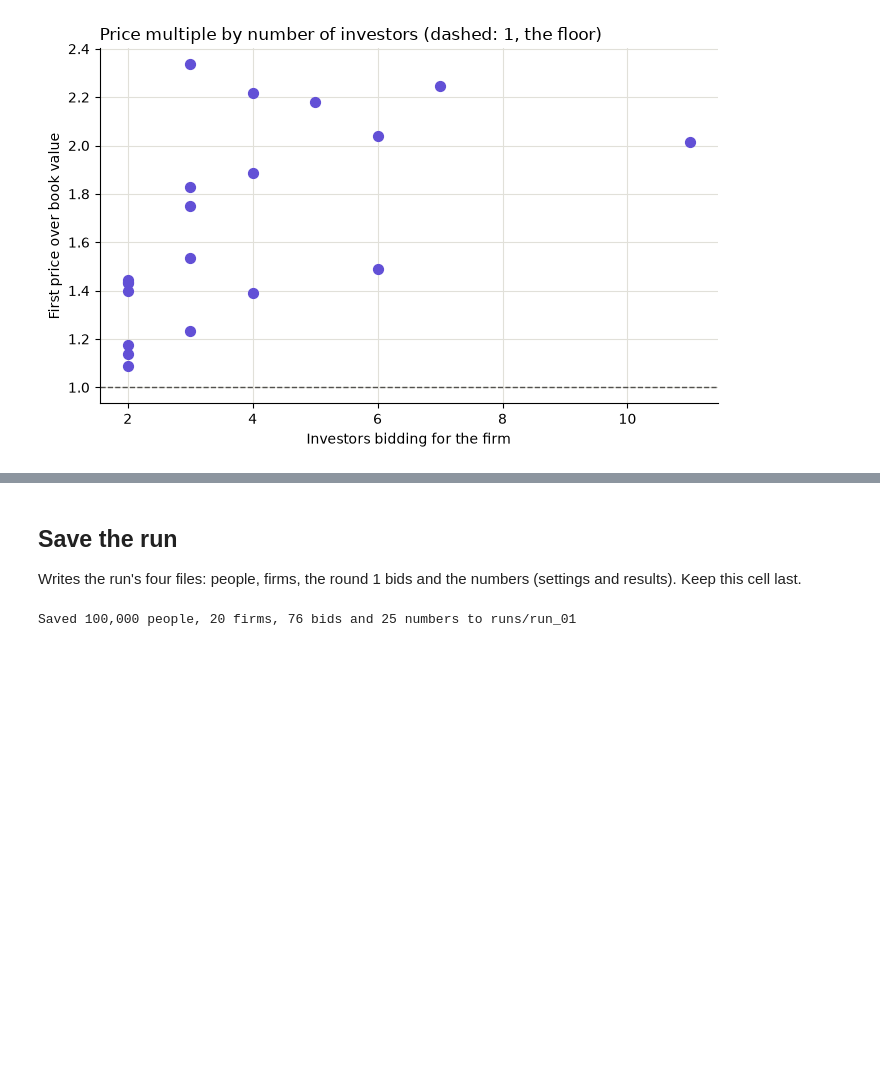
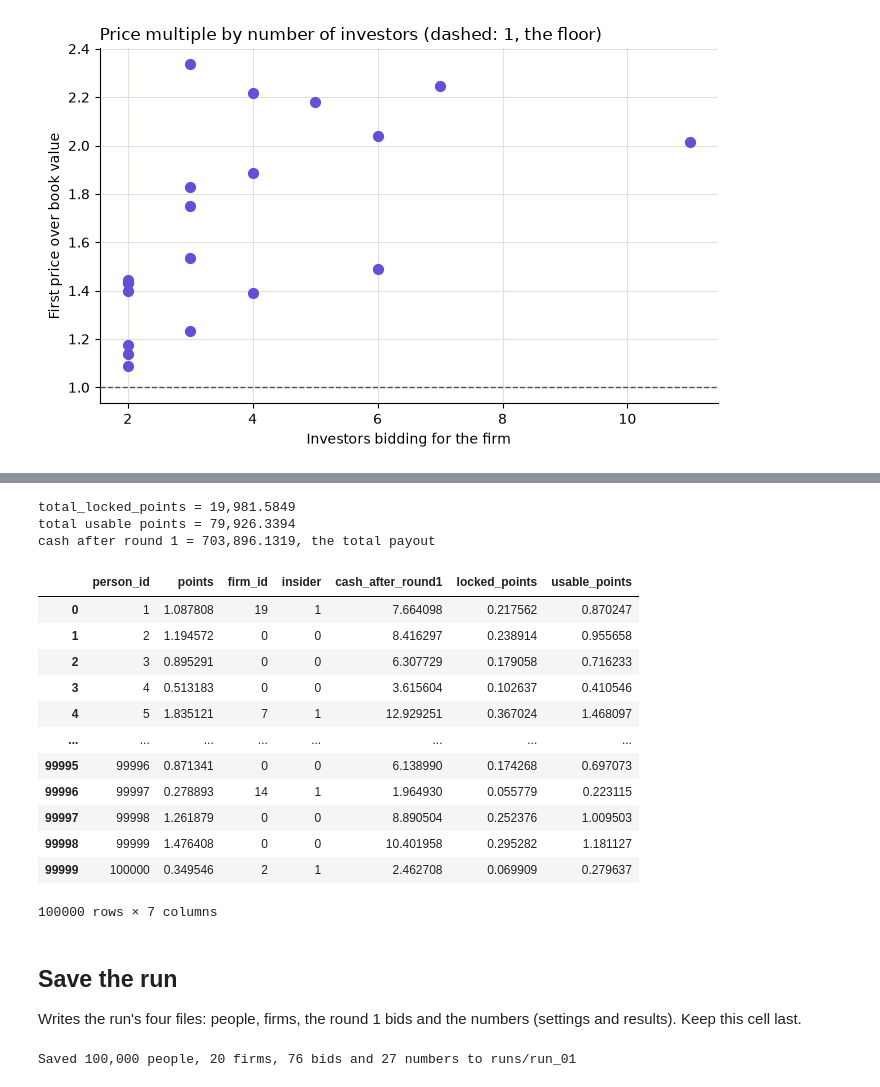
Before and after one commit to Arom-MFE/mass-privatization-auctions, a Jupyter notebook: main.ipynb, the cells around one changed output, grey strips where cells are left out. Drawn from its saved outputs; the diff is of its cells as text; code cells hidden in the pictures; blank space fills up the shorter version.

```diff
--- a/main.ipynb
+++ b/main.ipynb
@@ -511,17 +537,50 @@ payout_per_point / point_value = 0.4500
+# %%
+# point_split: every person's points, split into locked and usable
+point_split = split_points(people["points"].to_numpy(), params["locked_share"])
+# locked_points: points locked in the index, never bid or sold
+people["locked_points"] = point_split["locked_points"]
+# usable_points: points a person can bid, sell or put in the index by choice
+people["usable_points"] = point_split["usable_points"]
+
+# total_locked_points: all locked points, locked_share of all points
+total_locked_points = people["locked_points"].sum()
+print(f"total_locked_points = {total_locked_points:,.4f}")
+print(f"total usable points = {people['usable_points'].sum():,.4f}")
+print(f"cash after round 1 = {people['cash_after_round1'].sum():,.4f}, the total payout")
+
+people
+# %% [output]
+total_locked_points = 19,981.5849
+total usable points = 79,926.3394
+cash after round 1 = 703,896.1319, the total payout
+|  | person_id | points | firm_id | insider | cash_after_round1 | locked_points | usable_points |
+| 0 | 1 | 1.087808 | 19 | 1 | 7.664098 | 0.217562 | 0.870247 |
+| 1 | 2 | 1.194572 | 0 | 0 | 8.416297 | 0.238914 | 0.955658 |
+| 2 | 3 | 0.895291 | 0 | 0 | 6.307729 | 0.179058 | 0.716233 |
+| 3 | 4 | 0.513183 | 0 | 0 | 3.615604 | 0.102637 | 0.410546 |
+| 4 | 5 | 1.835121 | 7 | 1 | 12.929251 | 0.367024 | 1.468097 |
+| ... | ... | ... | ... | ... | ... | ... | ... |
+| 99995 | 99996 | 0.871341 | 0 | 0 | 6.138990 | 0.174268 | 0.697073 |
+| 99996 | 99997 | 0.278893 | 14 | 1 | 1.964930 | 0.055779 | 0.223115 |
+| 99997 | 99998 | 1.261879 | 0 | 0 | 8.890504 | 0.252376 | 1.009503 |
+| 99998 | 99999 | 1.476408 | 0 | 0 | 10.401958 | 0.295282 | 1.181127 |
+| 99999 | 100000 | 0.349546 | 2 | 1 | 2.462708 | 0.069909 | 0.279637 |
+100000 rows × 7 columns
 # %% [markdown]
 ## Save the run
 Writes the run's four files: people, firms, the round 1 bids and the numbers (settings and results). Keep this cell last.
 # %%
 # results: the run's single numbers so far, by name; each new part adds its numbers here
 results = {
-    "total_points": total_points,            # all points in the economy (the paper's V)
-    "n_insiders": n_insiders,                # people who work in a firm of the pool (the paper's N_W)
-    "total_cash_paid": total_cash_paid,      # all cash paid in round 1 (sum of the paper's P_j)
-    "total_first_price": total_first_price,  # every firm at its first price (sum of the paper's p0_j)
-    "tax": tax,                              # the cash the treasury keeps (the paper's lambda_T times the sum of P_j)
-    "total_payout": total_payout,            # the cash paid out to citizens (the paper's lambda_C times the sum of P_j)
-    "payout_per_point": payout_per_point,    # cash paid out per point (the paper's m0)
-    "point_value": point_value,              # value of a point, the rate of the exchange (the paper's q*)
+    "total_points": total_points,                # all points in the economy (the paper's V)
+    "n_insiders": n_insiders,                    # people who work in a firm of the pool (the paper's N_W)
+    "total_cash_paid": total_cash_paid,          # all cash paid in round 1 (sum of the paper's P_j)
+    "total_first_price": total_first_price,      # every firm at its first price (sum of the paper's p0_j)
+    "tax": tax,                                  # the cash the treasury keeps (the paper's lambda_T times the sum of P_j)
+    "total_payout": total_payout,                # the cash paid out to citizens (the paper's lambda_C times the sum of P_j)
+    "payout_per_point": payout_per_point,        # cash paid out per point (the paper's m0)
+    "point_value": point_value,                  # value of a point, the rate of the exchange (the paper's q*)
+    "total_locked_points": total_locked_points,  # all locked points, never bid or sold (the paper's phi V)
 }
 
 # Write the run's four files: people, firms, the round 1 bids and the numbers; running again overwrites them
@@ -531,4 +590,4 @@ save_run(run, prefix, params, results, people, firms, bids)
 n_numbers = len(params) + len(results)
 print(f"Saved {len(people):,} people, {len(firms)} firms, {len(bids)} bids and {n_numbers} numbers to {run}")
 # %% [output]
-Saved 100,000 people, 20 firms, 76 bids and 25 numbers to runs/run_01
+Saved 100,000 people, 20 firms, 76 bids and 27 numbers to runs/run_01
```
Also changed, not shown: parts of 6 cells of this notebook, 3 other files.
